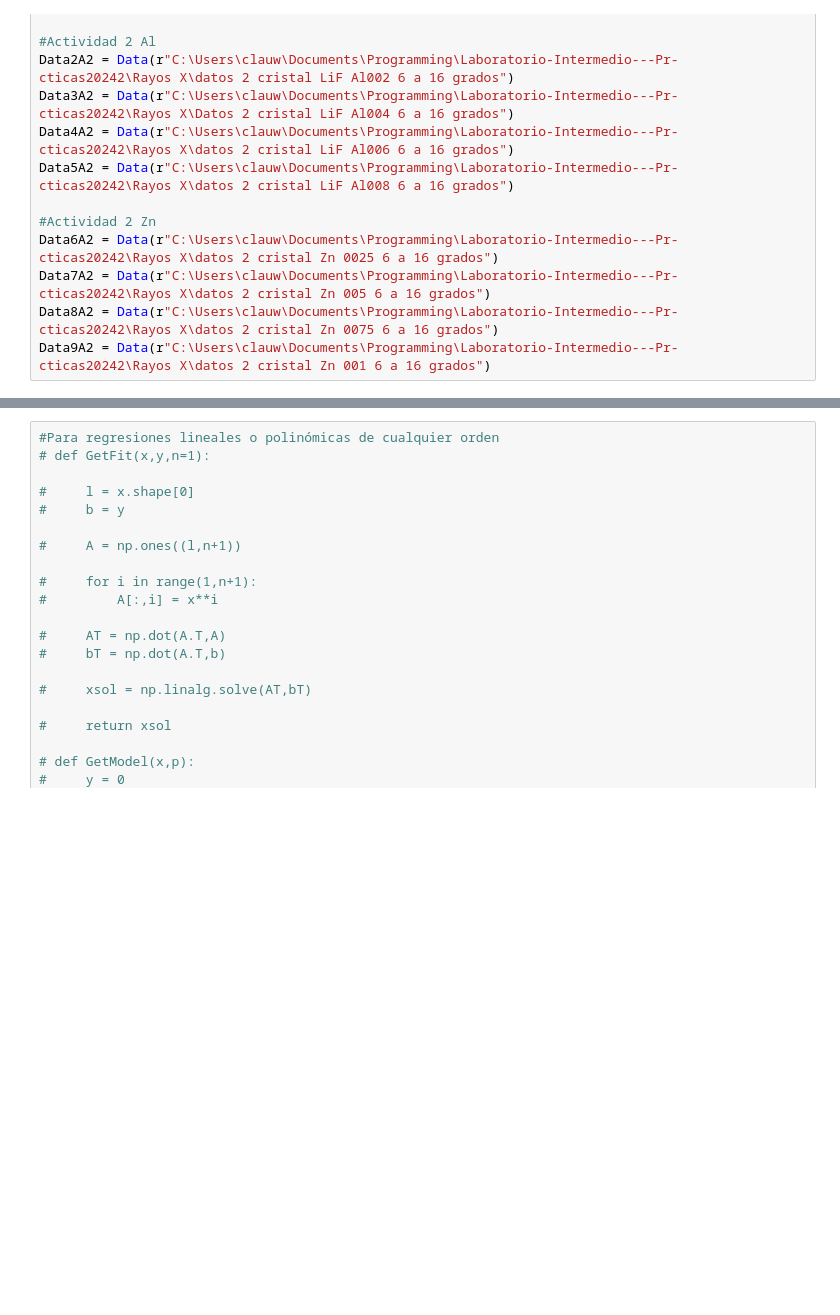
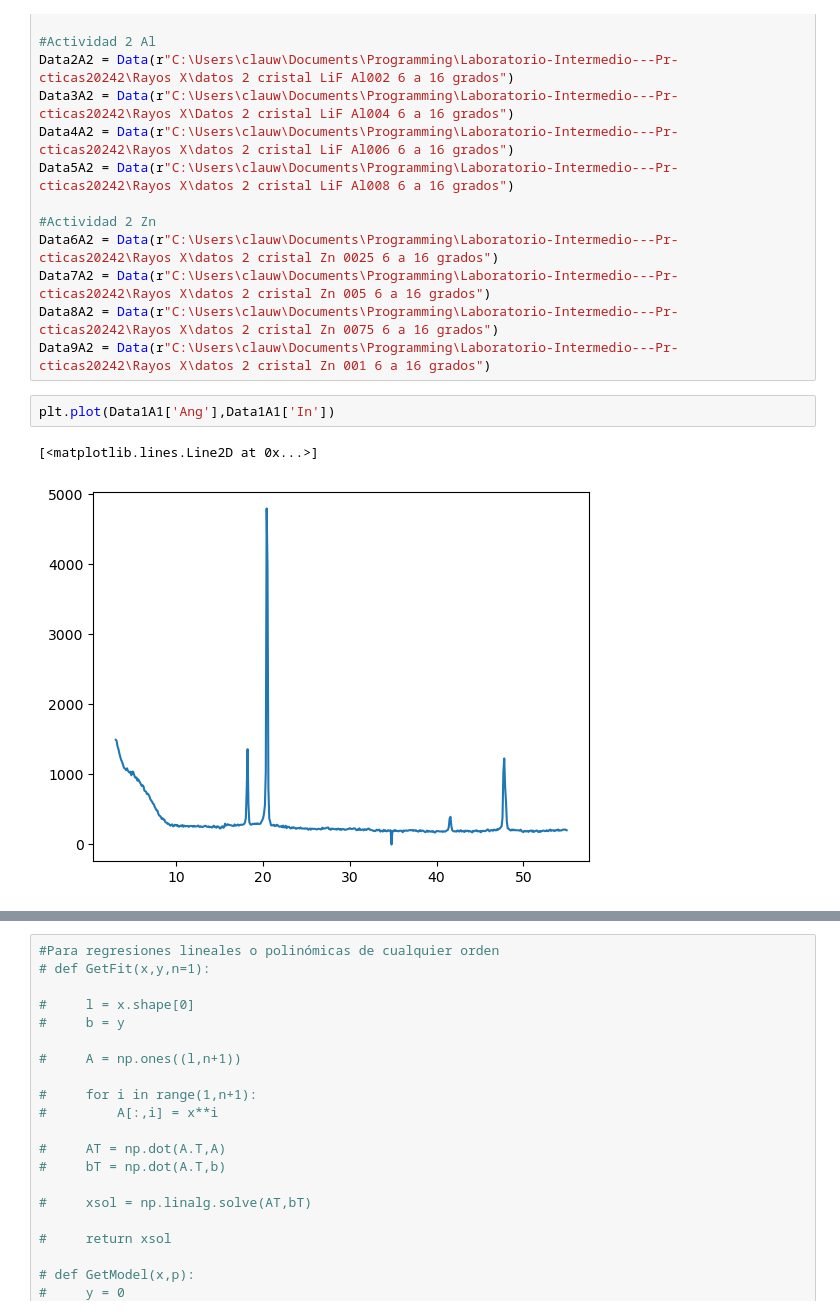
Before and after one commit to ccuellarn/Laboratorio-Intermedio---Pr-cticas20242, a Jupyter notebook: Rayos X/Rayos X.ipynb, the cells around one changed output, grey strips where cells are left out. Drawn from its saved outputs; the diff is of its cells as text; blank space fills up the shorter version.

```diff
--- a/Rayos X/Rayos X.ipynb
+++ b/Rayos X/Rayos X.ipynb
@@ -30,4 +30,9 @@ Data6A2 = Data(r"C:\Users\clauw\Documents\Programming\Laboratorio-Intermedio---P
 Data7A2 = Data(r"C:\Users\clauw\Documents\Programming\Laboratorio-Intermedio---Pr-cticas20242\Rayos X\datos 2 cristal Zn 005 6 a 16 grados")
 Data8A2 = Data(r"C:\Users\clauw\Documents\Programming\Laboratorio-Intermedio---Pr-cticas20242\Rayos X\datos 2 cristal Zn 0075 6 a 16 grados")
 Data9A2 = Data(r"C:\Users\clauw\Documents\Programming\Laboratorio-Intermedio---Pr-cticas20242\Rayos X\datos 2 cristal Zn 001 6 a 16 grados")
+# %%
+plt.plot(Data1A1['Ang'],Data1A1['In'])
+# %% [output]
+[<matplotlib.lines.Line2D at 0x...>]
+[figure, added]
 # %%
```
Also changed, not shown: parts of 6 cells of this notebook.
